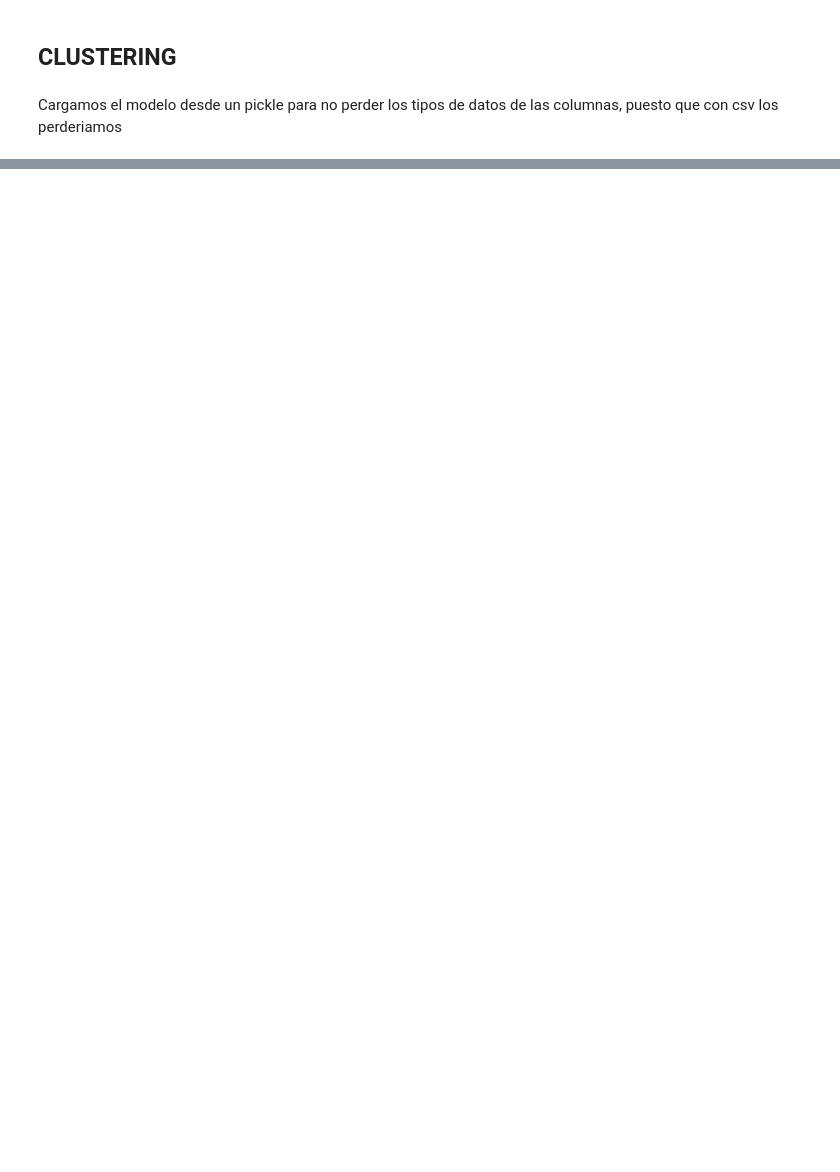
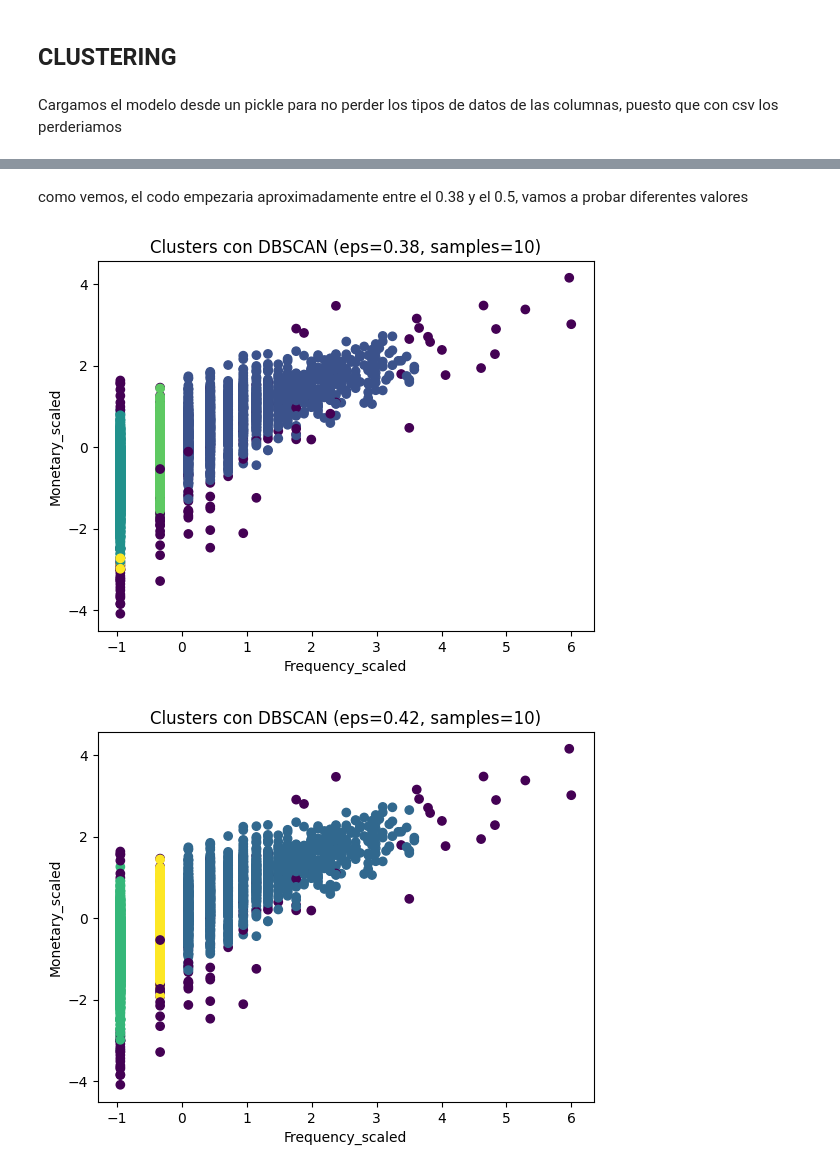
Before and after one commit to Thepelican18/Master_AI_group_activity_1, a Jupyter notebook: model_testing(CLUSTERING).ipynb, the cells around one changed output, grey strips where cells are left out. Cells and saved outputs as stored; diff of their text form; code cells hidden in the pictures; blank space fills up the shorter version.

```diff
--- a/model_testing(CLUSTERING).ipynb
+++ b/model_testing(CLUSTERING).ipynb
@@ -232,0 +75,19 @@ En esta caso se ha obviado los paises, siendo ese el caso, igual mantener el cam
+# %% [markdown]
+como vemos, el codo empezaria aproximadamente entre el 0.38 y el 0.5, vamos a probar diferentes valores
+# %%
+for eps in [0.38, 0.42]:
+    min_samples = 10
+    dbscan = DBSCAN(eps=eps, min_samples=min_samples)
+    clusters = dbscan.fit_predict(X)
+    df = df.with_columns(
+    pl.Series('Cluster', clusters)
+)
+
+    plt.scatter(df['Frequency_scaled'], df['Monetary_scaled'], c=df['Cluster'])
+    plt.xlabel('Frequency_scaled')
+    plt.ylabel('Monetary_scaled')
+    plt.title(f'Clusters con DBSCAN (eps={eps}, samples={min_samples})')
+    plt.show()
+# %% [output]
+[figure, added]
+[figure, added]
```
Also changed, not shown: parts of 38 cells of this notebook, 3 other files.
